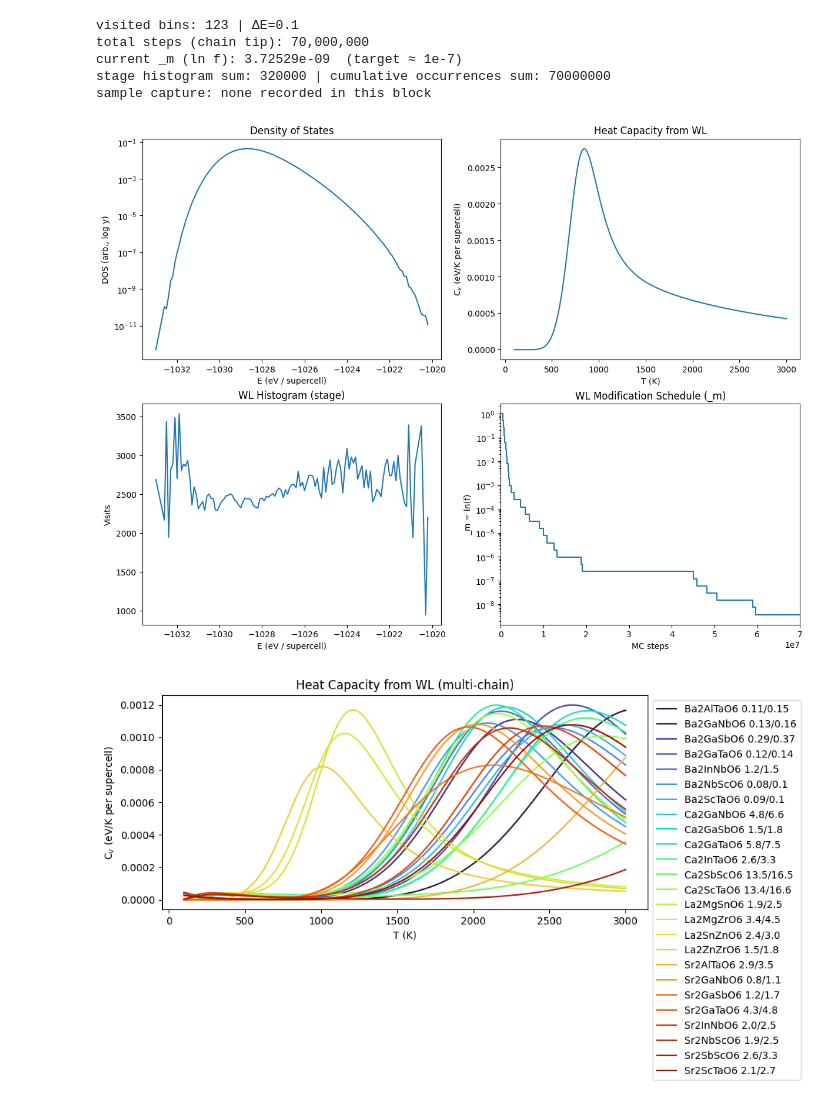
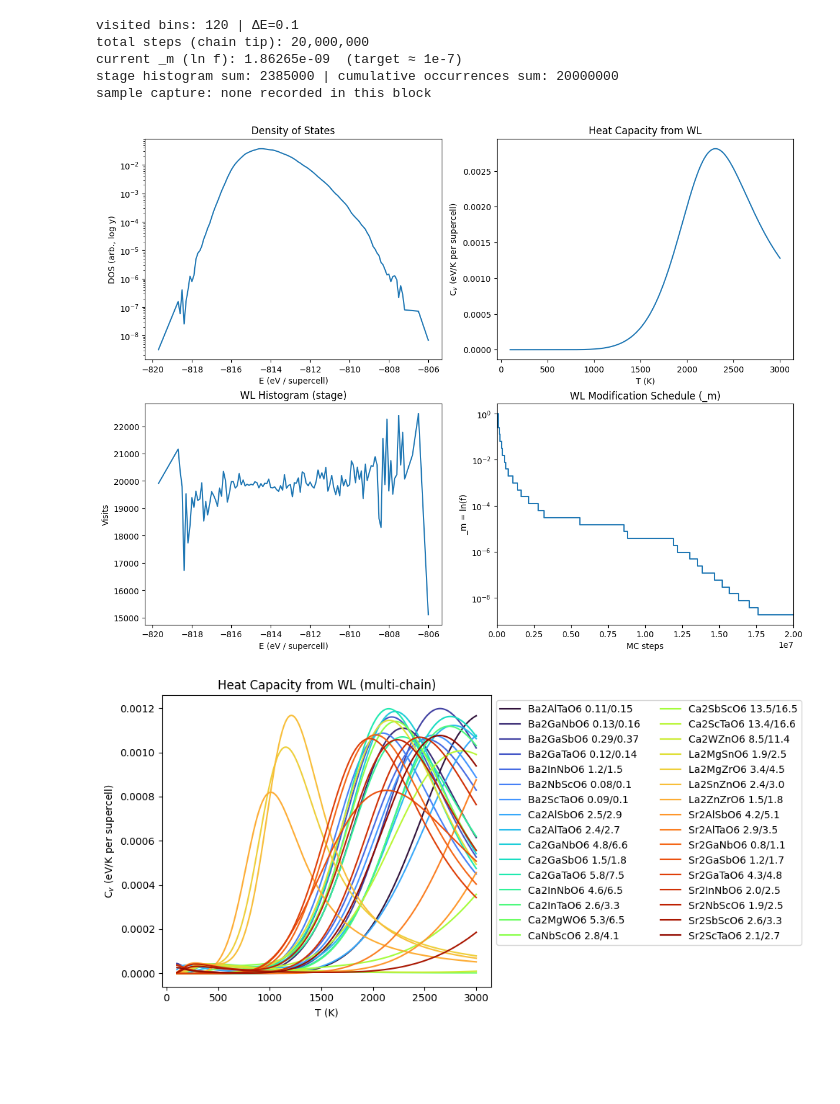
Before and after one commit to ColinBundschu/phase-edge, a Jupyter notebook: testing/visualize_wl.ipynb, the cells around one changed output. Cells and saved outputs as stored; diff of their text form; code cells hidden in the pictures; blank space fills up the shorter version.

```diff
--- a/testing/visualize_wl.ipynb
+++ b/testing/visualize_wl.ipynb
@@ -344,12 +344,15 @@ def plot_heat_capacity_for_chains(
     ax.set_ylabel("C$_v$ (eV/K per supercell)")
     ax.set_title("Heat Capacity from WL (multi-chain)")
 
-    ax.legend(bbox_to_anchor=(1, 1), loc='upper left')
+    ax.legend(bbox_to_anchor=(1, 1), loc='upper left', ncol=2)
     fig.tight_layout()
     plt.show()
 
 
 # ----------------------------- run ----------------------------------------
+
+analyze_wl_chain("99cc0e765efd043eb6791058e645c105b36cae52ef2393448bf6a84a74d3803d") # MgTiO3
+
 
 # analyze_wl_chain("3baa1e5a80cc76d13fdbd214d6784bdedc05b0a3218dd919a0088bf5895cae15") # MgAl2O4
 # analyze_wl_chain("c0f51d0d2c6e2f5581b780a076b87b39efe95d2678eeb236ad5276eded3a636b") # MgGa2O4
@@ -371,17 +374,24 @@ def plot_heat_capacity_for_chains(
 # analyze_wl_chain("081d4d2cb9b762805003103386553b335c720288ad4190e8d83ae676777ededc") # Ba2InNbO6 r2SCAN200 0.05
 # analyze_wl_chain("539b833a8a763602b26e3873d9b6c034cdd823d1d321db75d2e41c364512d31f") # Ba2NbScO6 r2SCAN200 0.05
 # analyze_wl_chain("79d20f7e4c4de2731296b7fd4db256c8b1ab22cd1211524f7777cf97ad89fa34") # Ba2ScTaO6 r2SCAN200 0.05
+# analyze_wl_chain("91745da613cc843ed14b428f438c2ea3836d688a76c5c0e9eafaa1969965be74") # Ca2AlSbO6 r2SCAN200 0.15
+# analyze_wl_chain("191b97e9d42ed626cd079e829bd2a2cf7e93175fb617a76027e11203484f6dec") # Ca2AlTaO6 r2SCAN200 0.1
 # analyze_wl_chain("e7d52be77d35970e38c81f76fb9d2187c78ad727af3d96267ffad857ecb6e34c") # Ca2GaNbO6 r2SCAN200 0.1
 # analyze_wl_chain("cfbf771a87d3130d7b9fd85fcca75f1b8dd0896d84040fedbea23053e7aec1a2") # Ca2GaSbO6 r2SCAN200 0.1
 # analyze_wl_chain("4697bdbc3e32171700e72774a95c96a315f776fa5c2436d21c38031657420e01") # Ca2GaTaO6 r2SCAN200 0.1
+# analyze_wl_chain("231479045646adf8ab905e1d9d25df0f2aec0c2afa912f5f95510eb4c4e89190") # Ca2InNbO6 r2SCAN200 0.06
 # analyze_wl_chain("1d16268003a8cf1e4fbe2ff9b58384c55266f40709863ed12936fe1d32a1d11f") # Ca2InTaO6 r2SCAN200 0.1
+# analyze_wl_chain("705fe6bf8bbaa3816000ab8563c34dd525fdb2182ef051ae5cd978cfaf7d784a") # Ca2MgWO6 r2SCAN200 0.15
+# analyze_wl_chain("7aeb65a208320cd080f8463973ebeebf9ac238910bd31dcfd4f21cadcdb41ec0") # CaNbScO6 r2SCAN200 0.15
 # analyze_wl_chain("9cd8a3e28228ba6da09b562b2d7243a029e3cc66895c7c419b5e1b5a5d997562") # Ca2SbScO6 r2SCAN200 0.1
 # analyze_wl_chain("afbfb228fd8121b64862bce248d22e34b990004a040e46a94e8fec8ece67d6a7") # Ca2ScTaO6 r2SCAN200 0.1
+# analyze_wl_chain("f7725c409022adbf3b337b2f6552592c5930a20f66a82385574e92ed01051d21") # Ca2WZnO6 r2SCAN200 0.05
 # analyze_wl_chain("fc9f3d925700752b7727a9846be7031d3569b9220919652b3cc333f069a10217") # La2MgSnO6 r2SCAN200 0.1/0.15
 # analyze_wl_chain("ece78a2efb5970098bc1fb78d882be1486ee97a848706c02e163efb9abeb07a7") # La2MgZrO6 r2SCAN200 0.05
 # analyze_wl_chain("ff4787b13f0b20031aee9b760294e3d456cdb461931134a8427cfd65aa6f880b") # La2SnZnO6 r2SCAN200 0.05
 # analyze_wl_chain("1c8a6503dc58a112b2a63f8188fa4c445e3f6618c12a621b12106a0db5e7914d") # La2ZnZrO6 r2SCAN200 0.05
-# analyze_wl_chain("1098ba255e5995d1ce470e057f28f02e89a6209518edeebe79d3a5a7da94d144") # SrAlTaO6 r2SCAN200 0.05
+# analyze_wl_chain("e816f49a838178457339c4911403e5af3ae9c4b14c006f4f2df9f6de5d39e642") # Sr2AlSbO6 r2SCAN200 0.05
+# analyze_wl_chain("1098ba255e5995d1ce470e057f28f02e89a6209518edeebe79d3a5a7da94d144") # Sr2AlTaO6 r2SCAN200 0.05
 # analyze_wl_chain("c44edcc8b02be3c0aab396ea27d59ef164057187561f7121cdac4aa119dc6b02") # Sr2GaNbO6 r2SCAN200 0.1
 # analyze_wl_chain("2e496355b3d054a01bfdc4360a9f2d2a27ca5fa6090617b37999dc23958fb95a") # Sr2GaSbO6 r2SCAN200 0.05
 # analyze_wl_chain("cc6a26e90dc6932d7f90d92e675485f75aa34a74a6d50140259594f0e1c81080") # Sr2GaTaO6 r2SCAN200 0.05
@@ -394,39 +404,46 @@ plot_heat_capacity_for_chains(
     [
         ("f7e8773fb5d7226652dbb7a40cfd261ea1872e1a6d43693fbf1ba16ea25708f8", "Ba2AlTaO6 0.11/0.15"),
         ("c6a045a35a645c408868c9ab856b39a0b15a48d7cb356a1b6fa8bdc38044e8a0", "Ba2GaNbO6 0.13/0.16"),
         ("409264b4822e9f58c6bb8f01871561ff1defe55cb20ff65edb3422af32441a72", "Ba2GaSbO6 0.29/0.37"),
         ("65da00956826f98400bd13cc16274cbac22fea0cad0558a05db029bf85fe9f70", "Ba2GaTaO6 0.12/0.14"),
         ("081d4d2cb9b762805003103386553b335c720288ad4190e8d83ae676777ededc", "Ba2InNbO6 1.2/1.5"),
         ("539b833a8a763602b26e3873d9b6c034cdd823d1d321db75d2e41c364512d31f", "Ba2NbScO6 0.08/0.1"),
         ("79d20f7e4c4de2731296b7fd4db256c8b1ab22cd1211524f7777cf97ad89fa34", "Ba2ScTaO6 0.09/0.1"),
+        ("91745da613cc843ed14b428f438c2ea3836d688a76c5c0e9eafaa1969965be74", "Ca2AlSbO6 2.5/2.9"),
+        ("191b97e9d42ed626cd079e829bd2a2cf7e93175fb617a76027e11203484f6dec", "Ca2AlTaO6 2.4/2.7"),
         ("e7d52be77d35970e38c81f76fb9d2187c78ad727af3d96267ffad857ecb6e34c", "Ca2GaNbO6 4.8/6.6"),
         ("cfbf771a87d3130d7b9fd85fcca75f1b8dd0896d84040fedbea23053e7aec1a2", "Ca2GaSbO6 1.5/1.8"),
         ("4697bdbc3e32171700e72774a95c96a315f776fa5c2436d21c38031657420e01", "Ca2GaTaO6 5.8/7.5"),
+        ("231479045646adf8ab905e1d9d25df0f2aec0c2afa912f5f95510eb4c4e89190", "Ca2InNbO6 4.6/6.5"),
         ("1d16268003a8cf1e4fbe2ff9b58384c55266f40709863ed12936fe1d32a1d11f", "Ca2InTaO6 2.6/3.3"),
+        ("705fe6bf8bbaa3816000ab8563c34dd525fdb2182ef051ae5cd978cfaf7d784a", "Ca2MgWO6 5.3/6.5"),
+        ("7aeb65a208320cd080f8463973ebeebf9ac238910bd31dcfd4f21cadcdb41ec0", "CaNbScO6 2.8/4.1"),
         ("9cd8a3e28228ba6da09b562b2d7243a029e3cc66895c7c419b5e1b5a5d997562", "Ca2SbScO6 13.5/16.5"),
         ("afbfb228fd8121b64862bce248d22e34b990004a040e46a94e8fec8ece67d6a7", "Ca2ScTaO6 13.4/16.6"),
+        ("f7725c409022adbf3b337b2f6552592c5930a20f66a82385574e92ed01051d21", "Ca2WZnO6 8.5/11.4"),
         ("fc9f3d925700752b7727a9846be7031d3569b9220919652b3cc333f069a10217", "La2MgSnO6 1.9/2.5"),
         ("ece78a2efb5970098bc1fb78d882be1486ee97a848706c02e163efb9abeb07a7", "La2MgZrO6 3.4/4.5"),
         ("ff4787b13f0b20031aee9b760294e3d456cdb461931134a8427cfd65aa6f880b", "La2SnZnO6 2.4/3.0"),
         ("1c8a6503dc58a112b2a63f8188fa4c445e3f6618c12a621b12106a0db5e7914d", "La2ZnZrO6 1.5/1.8"),
+        ("e816f49a838178457339c4911403e5af3ae9c4b14c006f4f2df9f6de5d39e642", "Sr2AlSbO6 4.2/5.1"),
         ("1098ba255e5995d1ce470e057f28f02e89a6209518edeebe79d3a5a7da94d144", "Sr2AlTaO6 2.9/3.5"),
         ("c44edcc8b02be3c0aab396ea27d59ef164057187561f7121cdac4aa119dc6b02", "Sr2GaNbO6 0.8/1.1"),
         ("2e496355b3d054a01bfdc4360a9f2d2a27ca5fa6090617b37999dc23958fb95a", "Sr2GaSbO6 1.2/1.7"),
         ("cc6a26e90dc6932d7f90d92e675485f75aa34a74a6d50140259594f0e1c81080", "Sr2GaTaO6 4.3/4.8"),
         ("f1475f18c2d33f631e859af8cb2c51c325fb49cd0366a1a2a7e5d9376339d71d", "Sr2InNbO6 2.0/2.5"),
         ("e9841db853b10f8c621469b5969bfede731a884c1cbfe636212df36e75d424cf", "Sr2NbScO6 1.9/2.5"),
         ("7c2eb46434d67bcb28cd719a5d753034aab82aa9d6b074c0b132d811ed5f5fb8", "Sr2SbScO6 2.6/3.3"),
         ("173c669b7c5159b5f6b838547dee22142a951af790fb5122bbebc80fb2fa8b94", "Sr2ScTaO6 2.1/2.7"),
     ]
 )
 # %% [output]
-visited bins: 123 | ΔE=0.1
-total steps (chain tip): 70,000,000
-current _m (ln f): 3.72529e-09  (target ≈ 1e-7)
-stage histogram sum: 320000 | cumulative occurrences sum: 70000000
+visited bins: 120 | ΔE=0.1
+total steps (chain tip): 20,000,000
+current _m (ln f): 1.86265e-09  (target ≈ 1e-7)
+stage histogram sum: 2385000 | cumulative occurrences sum: 20000000
 sample capture: none recorded in this block
-[figure, old version]
+[figure, new version]
-[figure, old version]
+[figure, new version]
 # %%
 from typing import Any, Mapping
 
```
Also changed, not shown: parts of 1 cell of this notebook, 45 other files.
